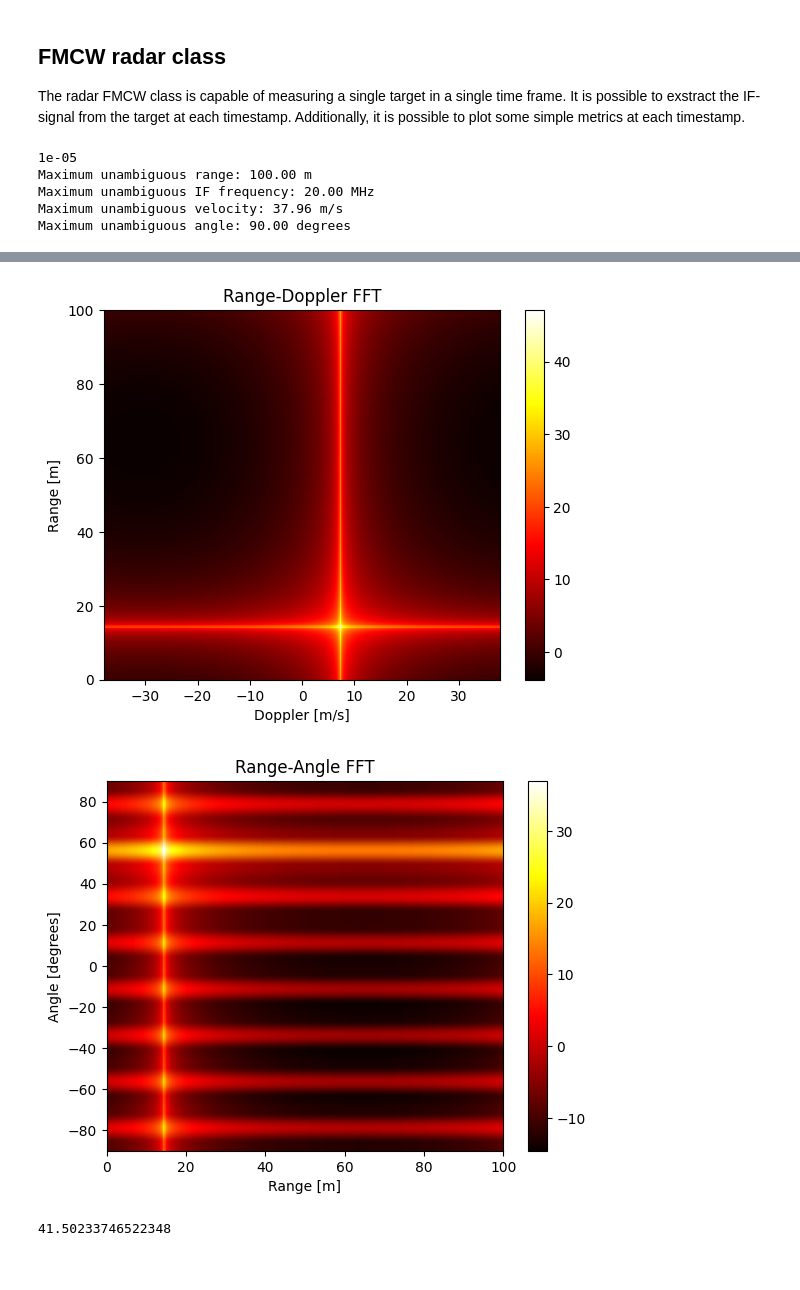
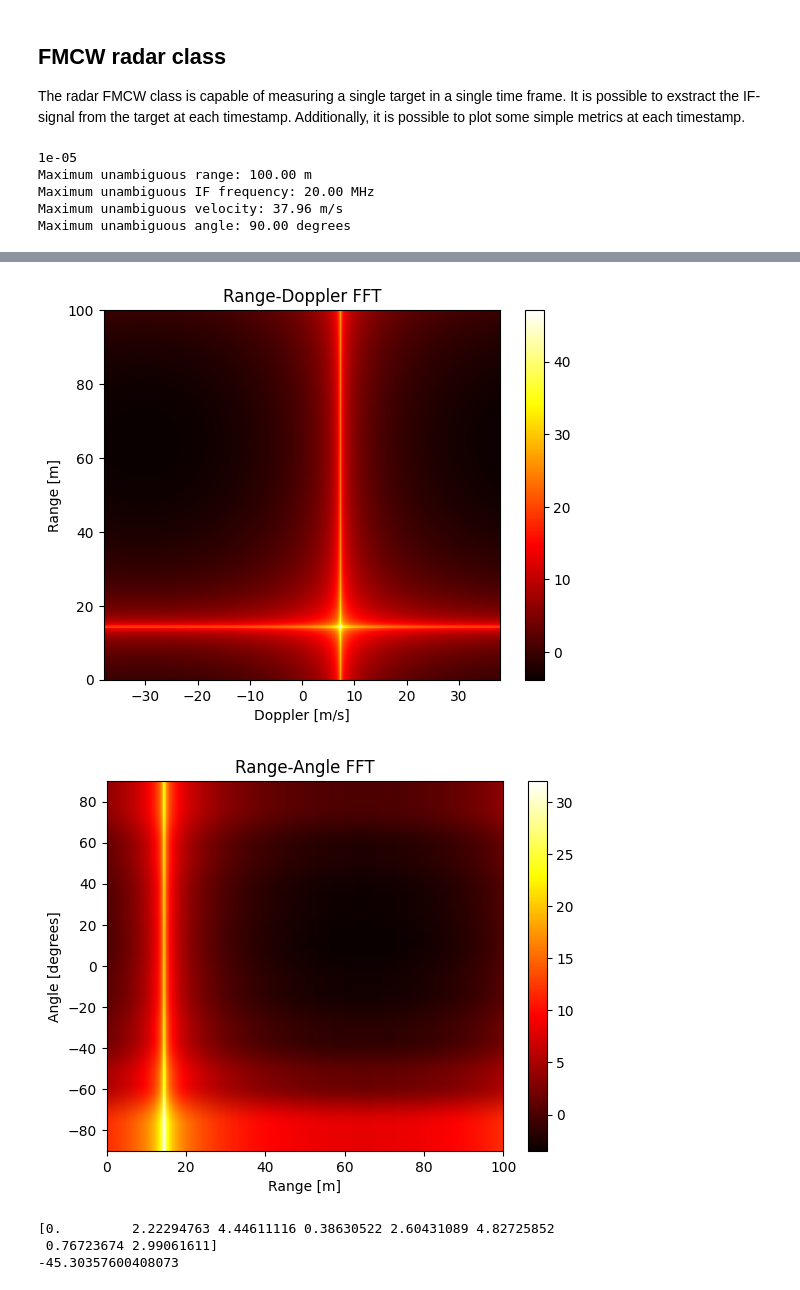
Before and after one commit to RHIMMELAND/MMARS, a Jupyter notebook: code_example.ipynb, the cells around one changed output, grey strips where cells are left out. Drawn from its saved outputs; the diff is of its cells as text; code cells hidden in the pictures.

```diff
--- a/code_example.ipynb
+++ b/code_example.ipynb
@@ -12,22 +12,19 @@ import fmcw_radar
 The radar FMCW class is capable of measuring a single target in a single time frame. It is possible to exstract the IF-signal from the target at each timestamp. Additionally, it is possible to plot some simple metrics at each timestamp.
 # %%
 radar_pos = np.array([[0], [0]])
+f_c = 77e9
+wave_length = 3e8/f_c
+
 r1 = fmcw_radar.fmcw_radar(radar_pos,SNR=100)
 r1.show_parameters()
 r1.add_tx_antenna(np.array([[0e-3], [0]]))
-r1.add_tx_antenna(np.array([[3.7e-3], [0]]))
-r1.add_tx_antenna(np.array([[7.4e-3], [0]]))
+#r1.add_tx_antenna(np.array([[wave_length], [0]]))
+r1.add_tx_antenna(np.array([[2*wave_length], [0]]))
 r1.add_rx_antenna(np.array([[12.6e-3], [0]]))
-r1.add_rx_antenna(np.array([[14.4e-3], [0]]))
-r1.add_rx_antenna(np.array([[16.2e-3], [0]]))
-r1.add_rx_antenna(np.array([[18.0e-3], [0]]))
-r1.add_rx_antenna(np.array([[19.8e-3], [0]]))
-r1.add_rx_antenna(np.array([[21.6e-3], [0]]))
-r1.add_rx_antenna(np.array([[23.4e-3], [0]]))
-r1.add_rx_antenna(np.array([[25.2e-3], [0]]))
-r1.add_rx_antenna(np.array([[26.0e-3], [0]]))
-r1.add_rx_antenna(np.array([[27.8e-3], [0]]))
-r1.measure_target(np.array([[10], [10]]), np.array([[0], [10]]) )
+r1.add_rx_antenna(np.array([[12.6e-3+1*wave_length/2], [0]]))
+r1.add_rx_antenna(np.array([[12.6e-3+2*wave_length/2], [0]]))
+r1.add_rx_antenna(np.array([[12.6e-3+3*wave_length/2], [0]]))
+r1.measure_target(np.array([[-10], [10]]), np.array([[0], [10]]) )
 r1.plot_IF_signal()
 r1.plot_range_fft()
 r1.plot_range_doppler_fft()
@@ -43,4 +40,6 @@ Maximum unambiguous angle: 90.00 degrees
 [figure]
 [figure]
-[figure, old version]
+[figure, new version]
-41.50233746522348
+[0.         2.22294763 4.44611116 0.38630522 2.60431089 4.82725852
+ 0.76723674 2.99061611]
+-45.30357600408073
```
Also changed, not shown: parts of 1 cell of this notebook, 1 other file.
